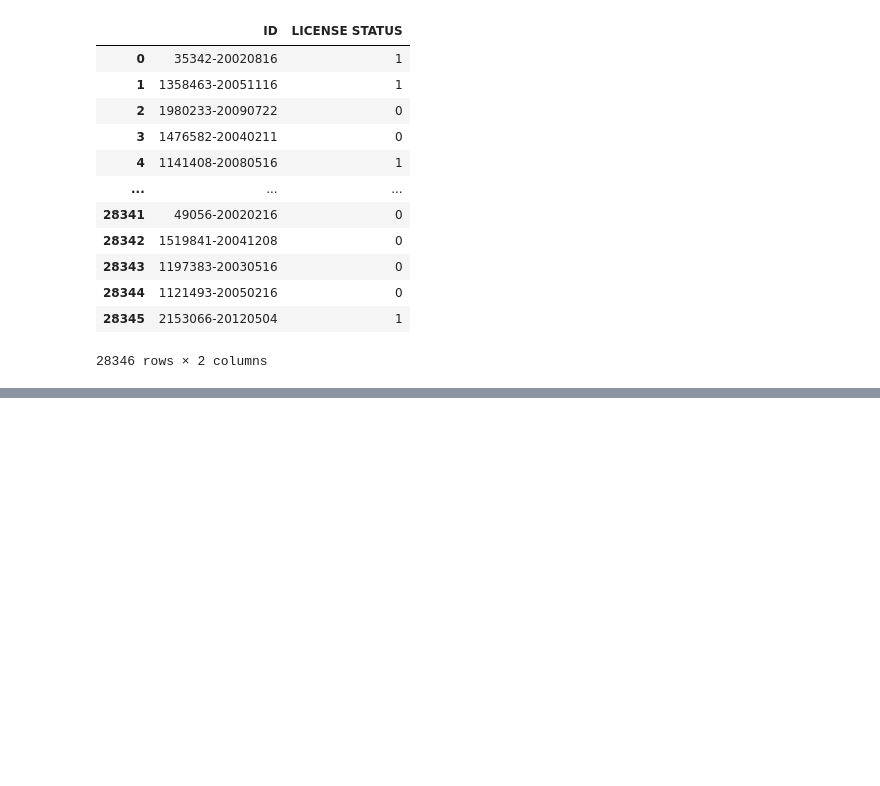
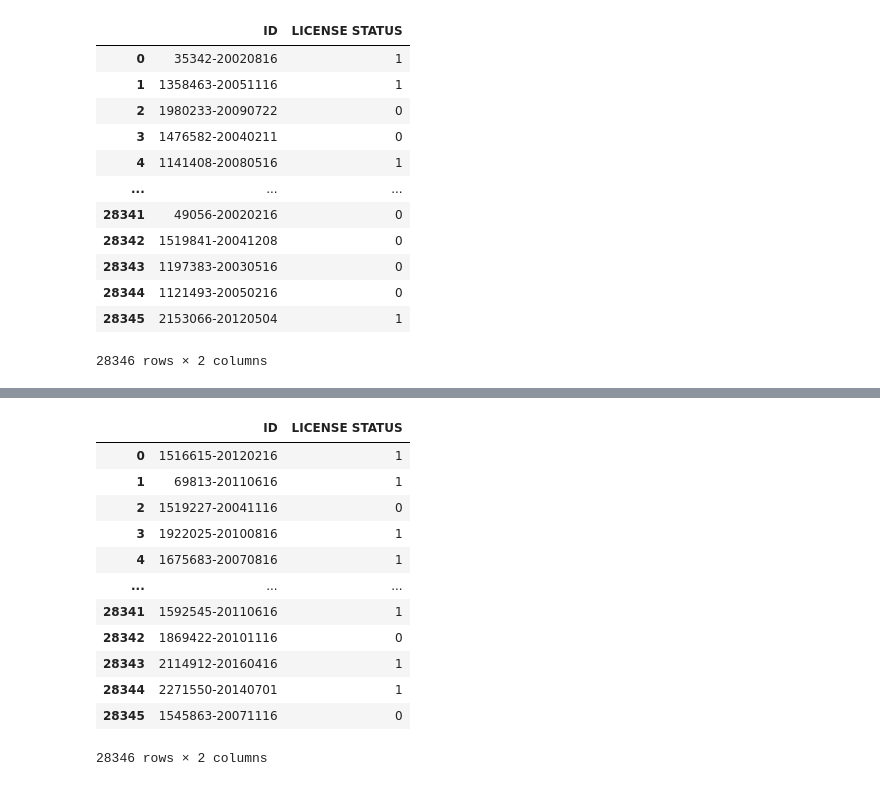
Before and after one commit to sudama-Inc/Predict-the-Business-License-Status, a Jupyter notebook: testModelPrediction.ipynb, the cells around one changed output, grey strips where cells are left out. Drawn from its saved outputs; the diff is of its cells as text; code cells hidden in the pictures; blank space fills up the shorter version.

```diff
--- a/testModelPrediction.ipynb
+++ b/testModelPrediction.ipynb
@@ -53 +78,19 @@ df_test
+# %%
+df_train = df_train.iloc[:28346]
+# %%
+df_train
+# %% [output]
+|  | ID | LICENSE STATUS |
+| 0 | 1516615-20120216 | 1 |
+| 1 | 69813-20110616 | 1 |
+| 2 | 1519227-20041116 | 0 |
+| 3 | 1922025-20100816 | 1 |
+| 4 | 1675683-20070816 | 1 |
+| ... | ... | ... |
+| 28341 | 1592545-20110616 | 1 |
+| 28342 | 1869422-20101116 | 0 |
+| 28343 | 2114912-20160416 | 1 |
+| 28344 | 2271550-20140701 | 1 |
+| 28345 | 1545863-20071116 | 0 |
+28346 rows × 2 columns
 # %%
```
Also changed, not shown: parts of 4 cells of this notebook.
